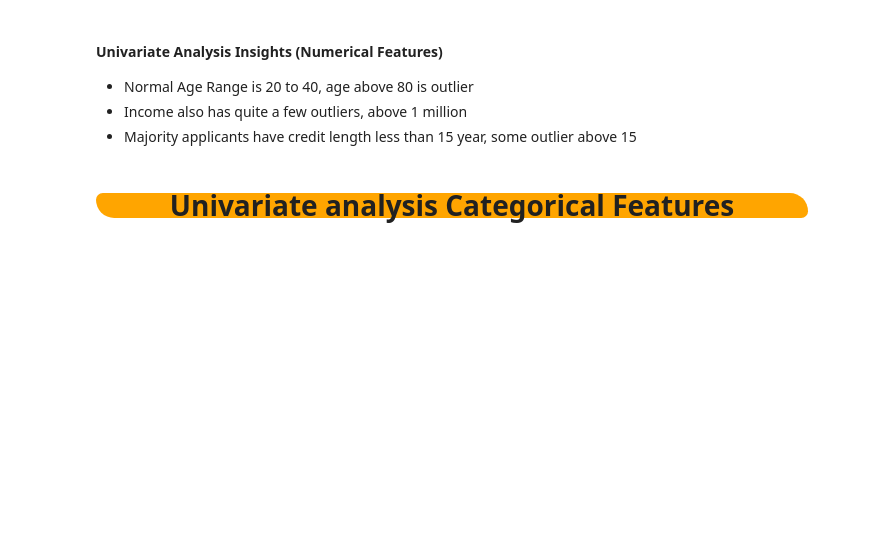
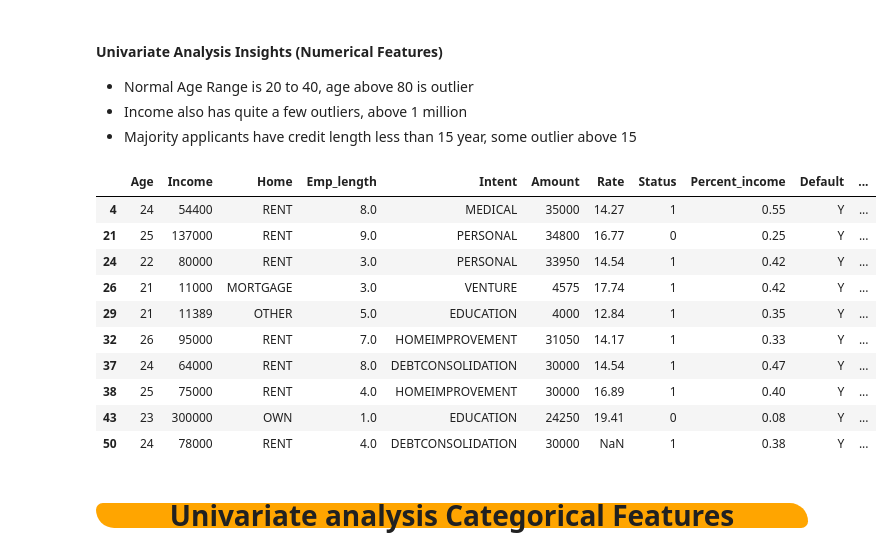
Before and after one commit to dtrelays/CreditRiskPrediction, a Jupyter notebook: notebook/EDA_CreditRisk.ipynb, the cells around one changed output. Saved outputs shown, nothing was run; the diff lists cells and outputs as text; code cells hidden in the pictures; blank space fills up the shorter version.

```diff
--- a/notebook/EDA_CreditRisk.ipynb
+++ b/notebook/EDA_CreditRisk.ipynb
@@ -306,6 +306,20 @@ eda_univariate_analysis_numerical(df, numeric_features)
 # %%
 #Fixing few outliers in Age, Income and Emp_length
 df = df[(df['Age'] <= 80) & (df['Income'] <= 1000000) & (df['Emp_length'] <= 45)]
+# %%
+df[df.Default == 'Y'].head(10)
+# %% [output]
+|  | Age | Income | Home | Emp_length | Intent | Amount | Rate | Status | Percent_income | Default | ... |
+| 4 | 24 | 54400 | RENT | 8.0 | MEDICAL | 35000 | 14.27 | 1 | 0.55 | Y | ... |
+| 21 | 25 | 137000 | RENT | 9.0 | PERSONAL | 34800 | 16.77 | 0 | 0.25 | Y | ... |
+| 24 | 22 | 80000 | RENT | 3.0 | PERSONAL | 33950 | 14.54 | 1 | 0.42 | Y | ... |
+| 26 | 21 | 11000 | MORTGAGE | 3.0 | VENTURE | 4575 | 17.74 | 1 | 0.42 | Y | ... |
+| 29 | 21 | 11389 | OTHER | 5.0 | EDUCATION | 4000 | 12.84 | 1 | 0.35 | Y | ... |
+| 32 | 26 | 95000 | RENT | 7.0 | HOMEIMPROVEMENT | 31050 | 14.17 | 1 | 0.33 | Y | ... |
+| 37 | 24 | 64000 | RENT | 8.0 | DEBTCONSOLIDATION | 30000 | 14.54 | 1 | 0.47 | Y | ... |
+| 38 | 25 | 75000 | RENT | 4.0 | HOMEIMPROVEMENT | 30000 | 16.89 | 1 | 0.40 | Y | ... |
+| 43 | 23 | 300000 | OWN | 1.0 | EDUCATION | 24250 | 19.41 | 0 | 0.08 | Y | ... |
+| 50 | 24 | 78000 | RENT | 4.0 | DEBTCONSOLIDATION | 30000 | NaN | 1 | 0.38 | Y | ... |
 # %% [markdown]
 <a id="3.1"></a>
 <h3 style="background-color:orange;font-family:newtimeroman;font-size:200%;text-align:center;border-radius: 15px 40px;">Univariate analysis Categorical Features</h3>
```
Also changed, not shown: 4 other files.
